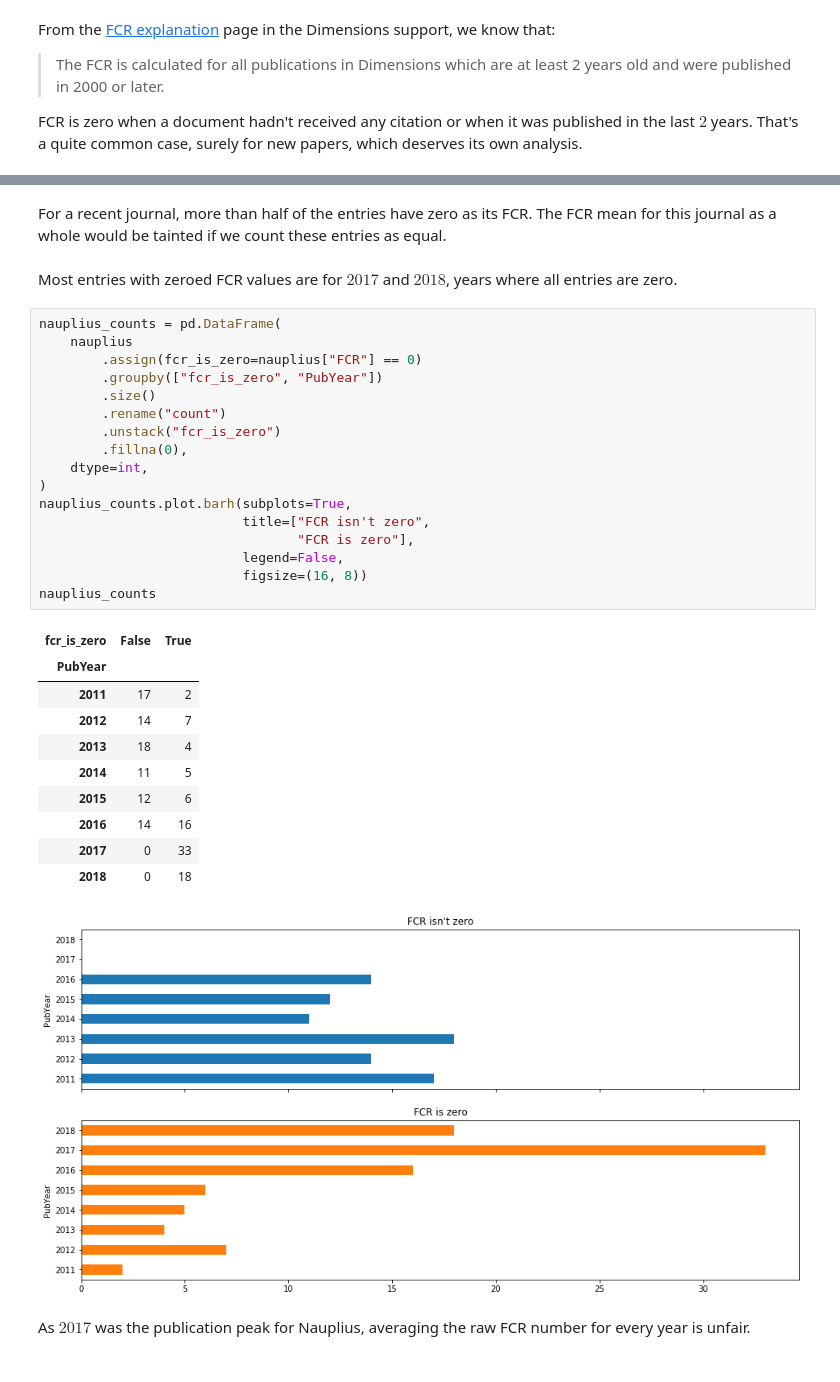
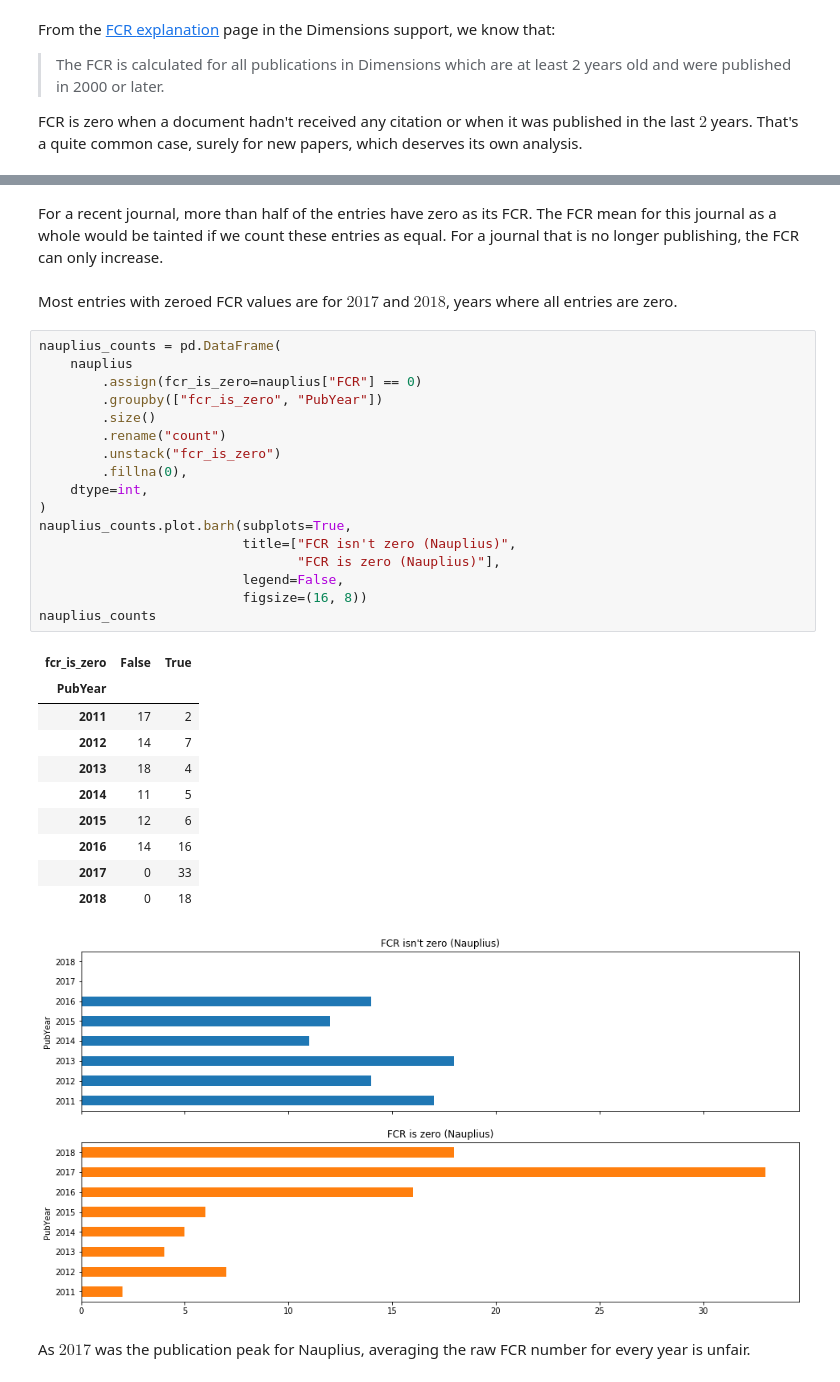
Before and after one commit to scieloorg/scielo20gt6, a Jupyter notebook: dimensions_fcr.ipynb, the cells around one changed output, grey strips where cells are left out. Saved outputs shown, nothing was run; the diff lists cells and outputs as text.

```diff
--- a/dimensions_fcr.ipynb
+++ b/dimensions_fcr.ipynb
@@ -132,38 +149,40 @@ Name: FCR, dtype: int64
 For a recent journal, more than half of the entries have zero as its FCR.
 The FCR mean for this journal as a whole
 would be tainted if we count these entries as equal.
+For a journal that is no longer publishing,
+the FCR can only increase.
 # %% [markdown]
 Most entries with zeroed FCR values are for $2017$ and $2018$,
 years where all entries are zero.
 # %%
 nauplius_counts = pd.DataFrame(
     nauplius
         .assign(fcr_is_zero=nauplius["FCR"] == 0)
         .groupby(["fcr_is_zero", "PubYear"])
         .size()
         .rename("count")
         .unstack("fcr_is_zero")
         .fillna(0),
     dtype=int,
 )
 nauplius_counts.plot.barh(subplots=True,
-                          title=["FCR isn't zero",
-                                 "FCR is zero"],
+                          title=["FCR isn't zero (Nauplius)",
+                                 "FCR is zero (Nauplius)"],
                           legend=False,
                           figsize=(16, 8))
 nauplius_counts
 # %% [output]
 | fcr_is_zero | False | True |
 | PubYear |  |  |
 | 2011 | 17 | 2 |
 | 2012 | 14 | 7 |
 | 2013 | 18 | 4 |
 | 2014 | 11 | 5 |
 | 2015 | 12 | 6 |
 | 2016 | 14 | 16 |
 | 2017 | 0 | 33 |
 | 2018 | 0 | 18 |
-[figure, old version]
+[figure, new version]
 # %% [markdown]
 As $2017$ was the publication peak for Nauplius,
 averaging the raw FCR number for every year is unfair.
```
Also changed, not shown: parts of 61 cells of this notebook.
